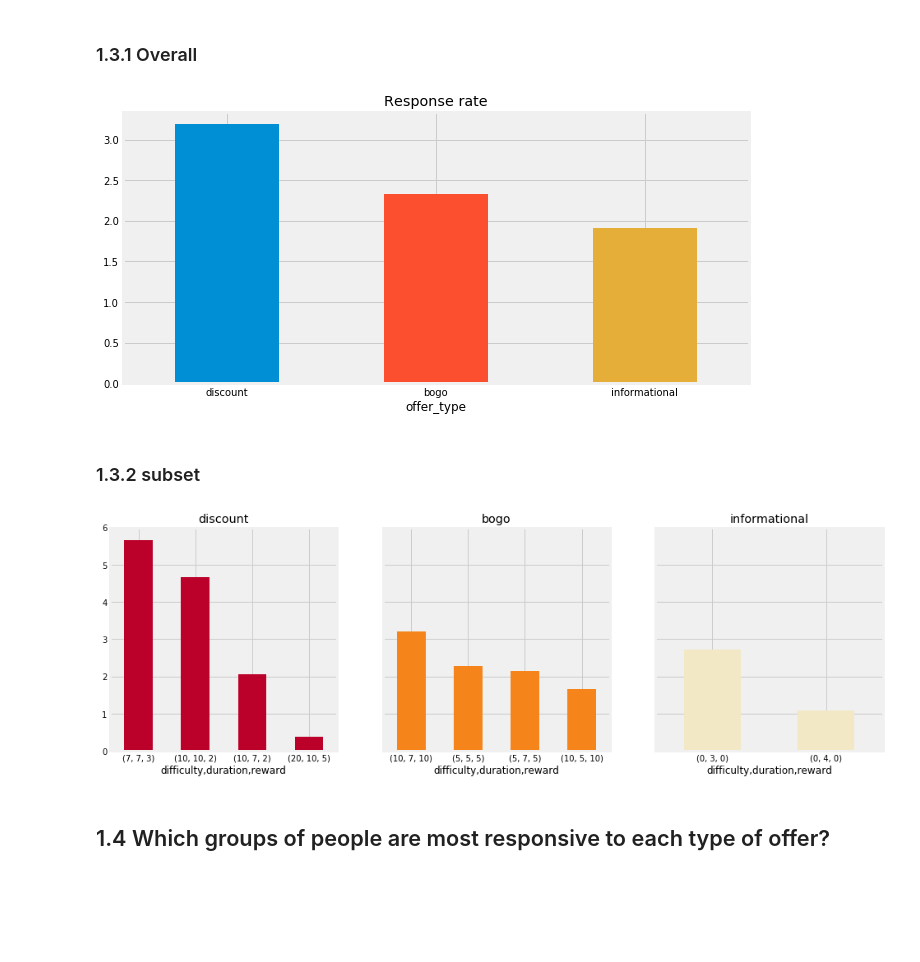
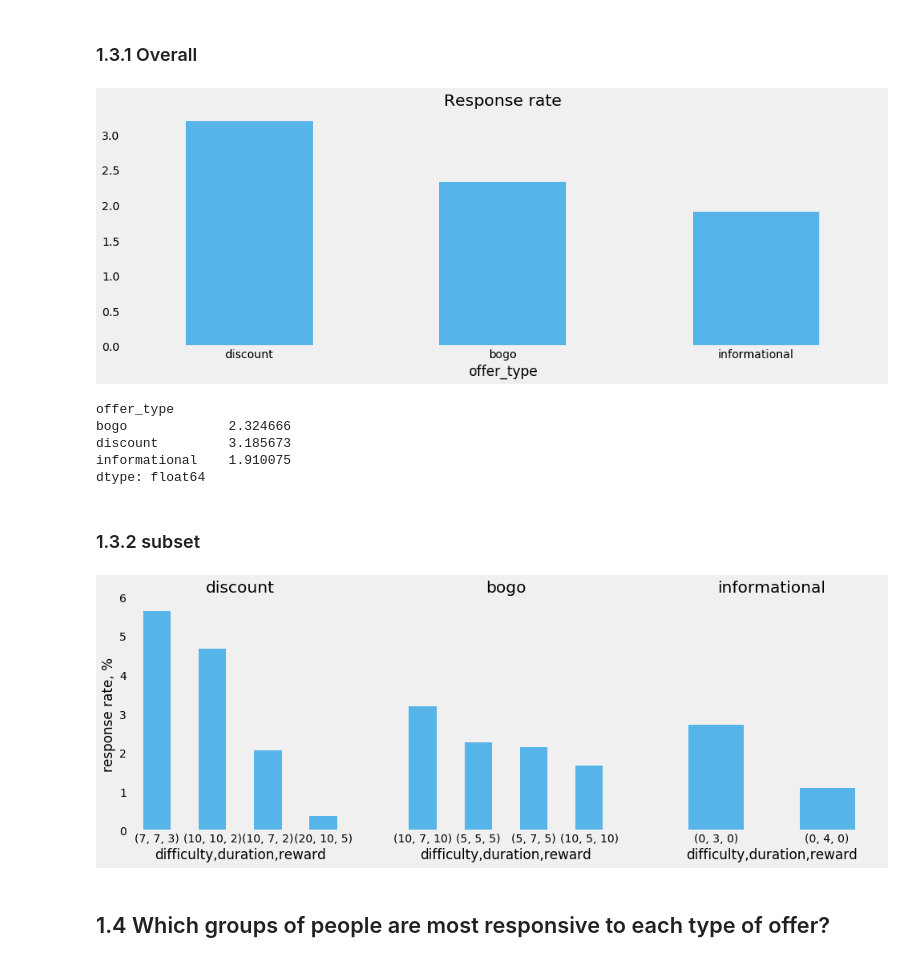
Before and after one commit to fzf104/Starbucks_Capstone_Challenge, a Jupyter notebook: Starbucks_Capstone_notebook.ipynb, the cells around one changed output. Drawn from its saved outputs; the diff is of its cells as text; code cells hidden in the pictures; blank space fills up the shorter version.

```diff
--- a/Starbucks_Capstone_notebook.ipynb
+++ b/Starbucks_Capstone_notebook.ipynb
@@ -409,17 +450,26 @@ response = pd.concat([response,response_info])
 # %%
 # number of response
 stat_response = response.merge(portfolio[['id','offer_type','difficulty','duration','reward']], left_on='received_offer', right_on='id')
 stat_response.drop('id', axis=1, inplace=True)
 
 # number of all received offer
 stat_all = offer_received.merge(portfolio[['id','offer_type','difficulty','duration','reward']], left_on='received_offer', right_on='id')
 stat_all.drop('id', axis=1, inplace=True)
 
 # response rate
 ((stat_response.groupby('offer_type').size()/stat_all.groupby('offer_type').size())*100).rename("response_rate").\
-sort_values(ascending = False).plot.bar(figsize=(10,5), rot=0, title="Response rate");
+sort_values(ascending = False).plot.bar(figsize=(15,5), rot=0, title="Response rate",color=sns.color_palette('colorblind')[-1], grid=False);
+plt.savefig('./pic/response_rate_overall.png', dpi=300, bbox_inches='tight')
 # %% [output]
-[figure, old version]
+[figure, new version]
+# %%
+((stat_response.groupby('offer_type').size()/stat_all.groupby('offer_type').size())*100)
+# %% [output]
+offer_type
+bogo             2.324666
+discount         3.185673
+informational    1.910075
+dtype: float64
 # %% [markdown]
 ### 1.3.2 subset
 # %%
@@ -428,11 +478,14 @@ response_rate = (stat_response.groupby(['offer_type','difficulty','duration','re
 fig, (ax1, ax2, ax3) = plt.subplots(ncols=3, nrows=1, figsize=(15,5))
 
 idx = pd.IndexSlice
-ax1 = response_rate.loc[idx['discount']].sort_values(ascending = False).plot.bar(title='discount', color='#bb0029', ax=ax1, rot=0,ylim=(0,6))
-ax2 = response_rate.loc[idx['bogo']].sort_values(ascending = False).plot.bar(title='bogo', color='#f5841a', ax=ax2, rot=0, sharey=True,ylim=(0,6))
-ax3 = response_rate.loc[idx['informational']].sort_values(ascending = False).plot.bar(title='informational', color='#f2e8c6', ax=ax3,rot=0,sharey=True,ylim=(0,6))
+ax1 = response_rate.loc[idx['discount']].sort_values(ascending = False).plot.bar(title='discount', color=sns.color_palette('colorblind')[-1], ax=ax1, rot=0,ylim=(0,6), grid=False)
+ax1.set_ylabel("response rate, %")
+ax2 = response_rate.loc[idx['bogo']].sort_values(ascending = False).plot.bar(title='bogo', color=sns.color_palette('colorblind')[-1], ax=ax2, rot=0, sharey=True,ylim=(0,6),grid=False)
+ax3 = response_rate.loc[idx['informational']].sort_values(ascending = False).plot.bar(title='informational', color=sns.color_palette('colorblind')[-1], ax=ax3,rot=0,sharey=True,ylim=(0,6),grid=False)
+
+plt.savefig('./pic/response_rate_subset.png', bbox_inches='tight', dpi=300)
 # %% [output]
-[figure, old version]
+[figure, new version]
 # %% [markdown]
 ## 1.4 Which groups of people are most responsive to each type of offer?
 # %%
```
Also changed, not shown: parts of 44 cells of this notebook, 25 other files.
